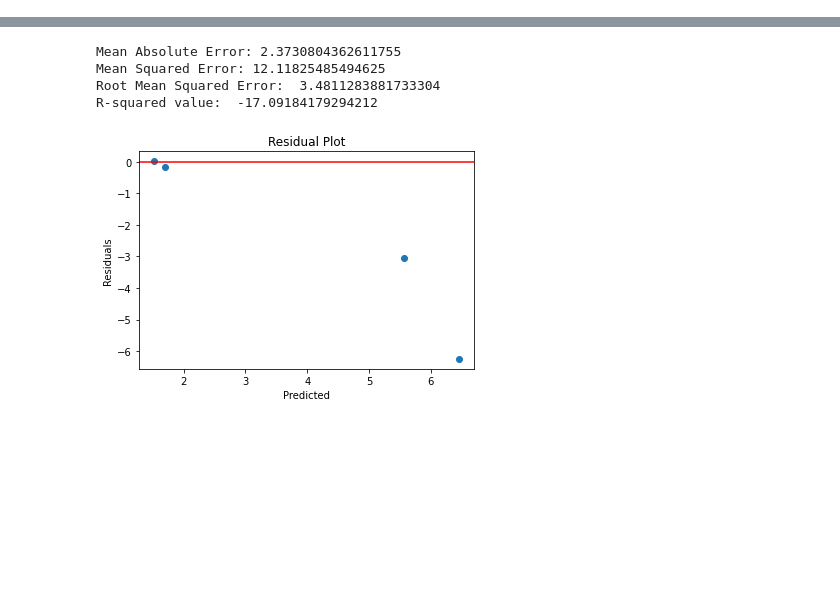
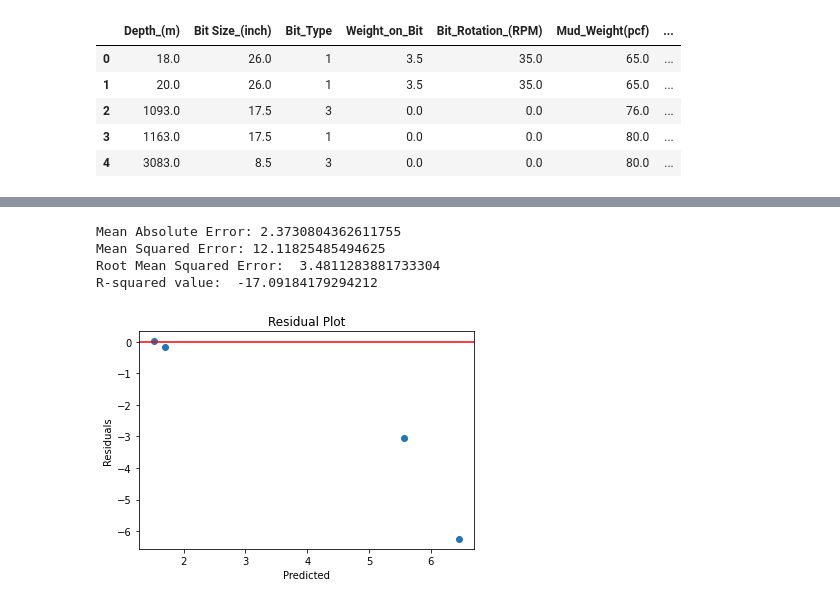
Before and after one commit to vinthegreat84/ML-Lab, a Jupyter notebook: 01_Linear_regression_model.ipynb, the cells around one changed output, grey strips where cells are left out. Saved outputs shown, nothing was run; the diff lists cells and outputs as text; code cells hidden in the pictures; blank space fills up the shorter version.

```diff
--- a/01_Linear_regression_model.ipynb
+++ b/01_Linear_regression_model.ipynb
@@ -7,3 +8,15 @@ from sklearn.linear_model import LinearRegression
 from sklearn.model_selection import train_test_split
 from sklearn.metrics import mean_absolute_error, mean_squared_error, r2_score
 import matplotlib.pyplot as plt
+# %%
+# Read in data
+link = 'https://raw.githubusercontent.com/vinthegreat84/ML-Lab/main/data/drilling.csv'
+data = pd.read_csv(link)
+data.head()
+# %% [output]
+|  | Depth_(m) | Bit Size_(inch) | Bit_Type | Weight_on_Bit | Bit_Rotation_(RPM) | Mud_Weight(pcf) | ... |
+| 0 | 18.0 | 26.0 | 1 | 3.5 | 35.0 | 65.0 | ... |
+| 1 | 20.0 | 26.0 | 1 | 3.5 | 35.0 | 65.0 | ... |
+| 2 | 1093.0 | 17.5 | 3 | 0.0 | 0.0 | 76.0 | ... |
+| 3 | 1163.0 | 17.5 | 1 | 0.0 | 0.0 | 80.0 | ... |
+| 4 | 3083.0 | 8.5 | 3 | 0.0 | 0.0 | 80.0 | ... |
```
Also changed, not shown: parts of 3 cells of this notebook.
